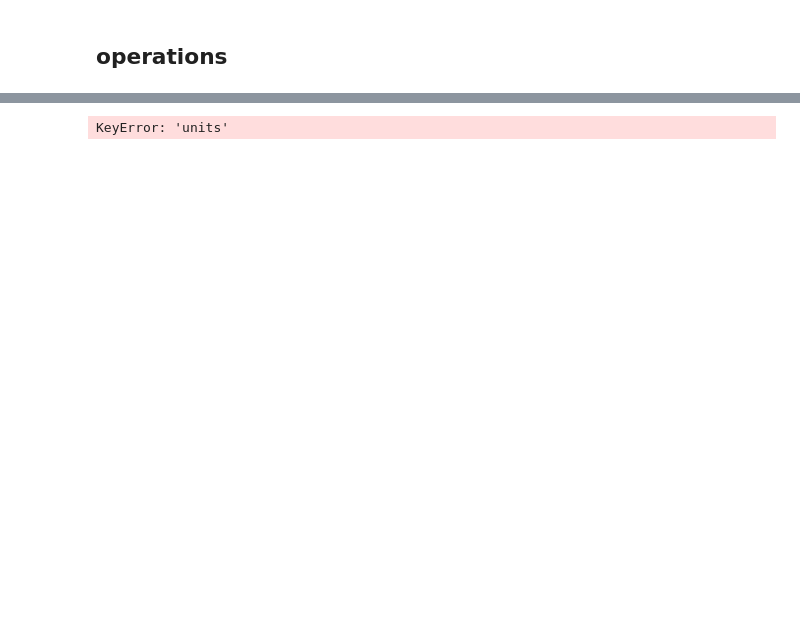
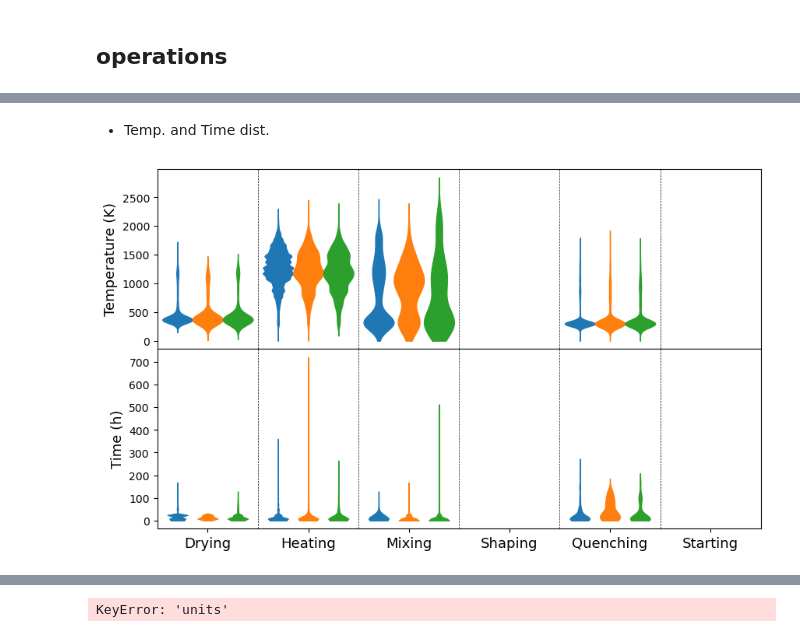
Before and after one commit to git-jhyang/inorganic_synthesis, a Jupyter notebook: notebooks/analysis_data.ipynb, the cells around one changed output, grey strips where cells are left out. Saved outputs shown, nothing was run; the diff lists cells and outputs as text; code cells hidden in the pictures; blank space fills up the shorter version.

```diff
--- a/notebooks/analysis_data.ipynb
+++ b/notebooks/analysis_data.ipynb
@@ -183,6 +199,8 @@ for k, dataset in npz_data.items():
         _data['target_comp'] = target_comp
         _data['precursor_comp'] = precursors
         operations = []
+        prev_op = None
+        num_val = 0
         for op in data['operations']:
             check = False
             _op = {'type': op['type'], 'string': op['string'],
@@ -196,6 +214,8 @@ for k, dataset in npz_data.items():
                     _max = attr['max']
                     _val = attr['values'] + [_min, _max]
                     _val = sorted([_unit_converter(v) for v in set(_val) if v is not None])
+                    if attr_type == 'temperature':
+                        _val = [_v for _v in _val if (_v < 4000) and (_v > 0)]
                     if len(_val) == 0:
                         continue
                     _op['attributes'][attr_type].append({
@@ -204,12 +224,16 @@ for k, dataset in npz_data.items():
                         'values': _val,
                         'unit':'K' if 'temp' in attr_type else 'h',
                     })
+                    num_val += 1
                     if len(_val) > 3:
                         check = True
             for env in op['attributes']['environment']:
                 if env == '':
                     continue
                 _op['attributes']['env'].append(env)
+                num_val += 1
+            if num_val == 0:
+                continue
             operations.append(_op)
 #            if check: print(json.dumps(_op, indent=4))
         _data['operations'] = operations
@@ -275,0 +377,29 @@ test_reactions 2934
+# %% [markdown]
+- Temp. and Time dist.
+# %%
+f, ax = plt.subplots(2,1,figsize=(10,6), sharex=True)
+y = np.linspace(0,4000,500)
+for i, ds in enumerate(operations.keys()):
+    for j, key in enumerate(keys):
+        t1 = temp_vals[ds][key]
+        t2 = time_vals[ds][key]
+        k = j + (i-1) * 0.3
+        if len(t1) != 0:
+            x = gaussian_kde(t1)(y)
+            x = x/np.max(x) * 0.15
+            m = x > 1e-4
+            ax[0].fill_betweenx(y[m], -x[m]+k, x[m]+k, color=mpl.cm.tab10(i))
+        if len(t2) != 0:
+            x = gaussian_kde(t2)(y)
+            x = x/np.max(x) * 0.1
+            m = x > 1e-4
+            ax[1].fill_betweenx(y[m], -x[m]+k, x[m]+k, color=mpl.cm.tab10(i))
+for _ax in ax:
+    _ax.set_xlim([-0.5, 5.5])
+    [_ax.axvline(i+0.5, ls='--', lw=0.5, color=[0,0,0]) for i in range(5)]
+ax[1].set_xticks(np.arange(len(keys)), labels=[k.split('O')[0].split('Syn')[0] for k in keys], fontsize=13)
+ax[0].set_ylabel('Temperature (K)', fontsize=13)
+ax[1].set_ylabel('Time (h)', fontsize=13)
+f.subplots_adjust(hspace=0)
+# %% [output]
+[figure, added]
```
Also changed, not shown: parts of 47 cells of this notebook, 1 other file.
